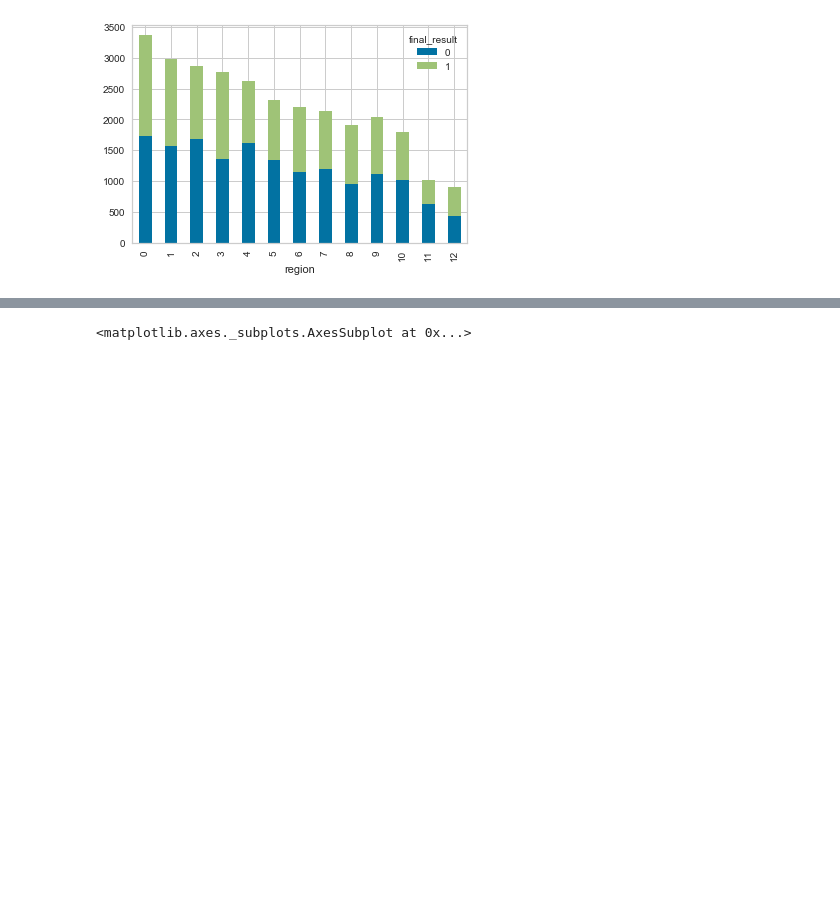
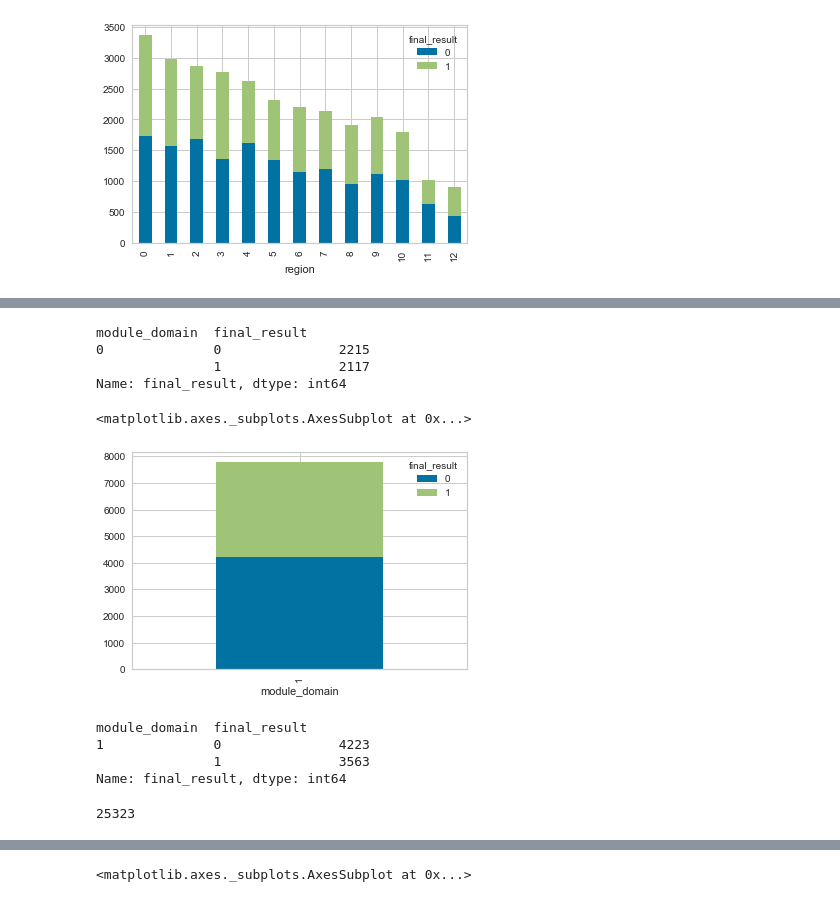
Before and after one commit to georgetown-analytics/University-Learning-Analytics, a Jupyter notebook: code/exploratory data analysis/Phase 3 Exploratory Data Analysis.ipynb, the cells around one changed output, grey strips where cells are left out. Drawn from its saved outputs; the diff is of its cells as text; code cells hidden in the pictures; blank space fills up the shorter version.

```diff
--- a/code/exploratory data analysis/Phase 3 Exploratory Data Analysis.ipynb
+++ b/code/exploratory data analysis/Phase 3 Exploratory Data Analysis.ipynb
@@ -101,0 +108,2 @@ df["id_student"].nunique()
+# %%
+STEM = df.loc[(df.year == 0)&(df.module_domain==1)]
@@ -102,3 +136,27 @@ df["id_student"].nunique()
+# %%
+Social.groupby(['module_domain', 'final_result'])['final_result'].count()
+# %% [output]
+module_domain  final_result
+0              0               2215
+               1               2117
+Name: final_result, dtype: int64
+# %%
+STEM.groupby(['module_domain','final_result']).size().unstack().plot(kind='bar',stacked=True)
+# %% [output]
+<matplotlib.axes._subplots.AxesSubplot at 0x...>
+[figure, added]
+# %%
+STEM.groupby(['module_domain', 'final_result'])['final_result'].count()
+# %% [output]
+module_domain  final_result
+1              0               4223
+               1               3563
+Name: final_result, dtype: int64
+# %%
+#check out unique values
+df["id_student"].nunique()
+# %% [output]
+25323
 # %%
 #check out layout of classes
 df.groupby(['module_domain','code_module']).size().unstack().plot(kind='bar',stacked=True)
```
Also changed, not shown: parts of 46 cells of this notebook.
